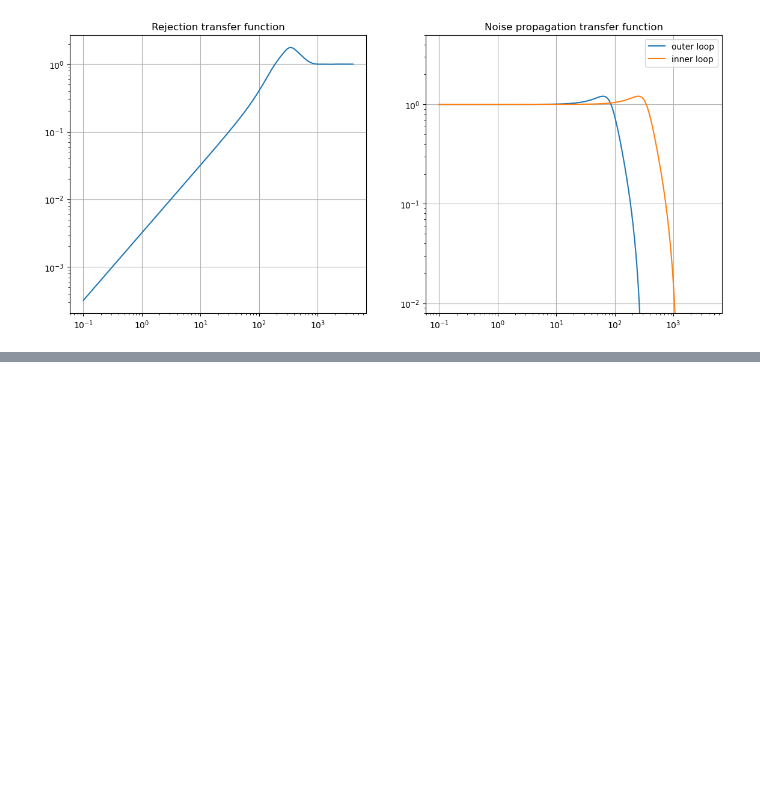
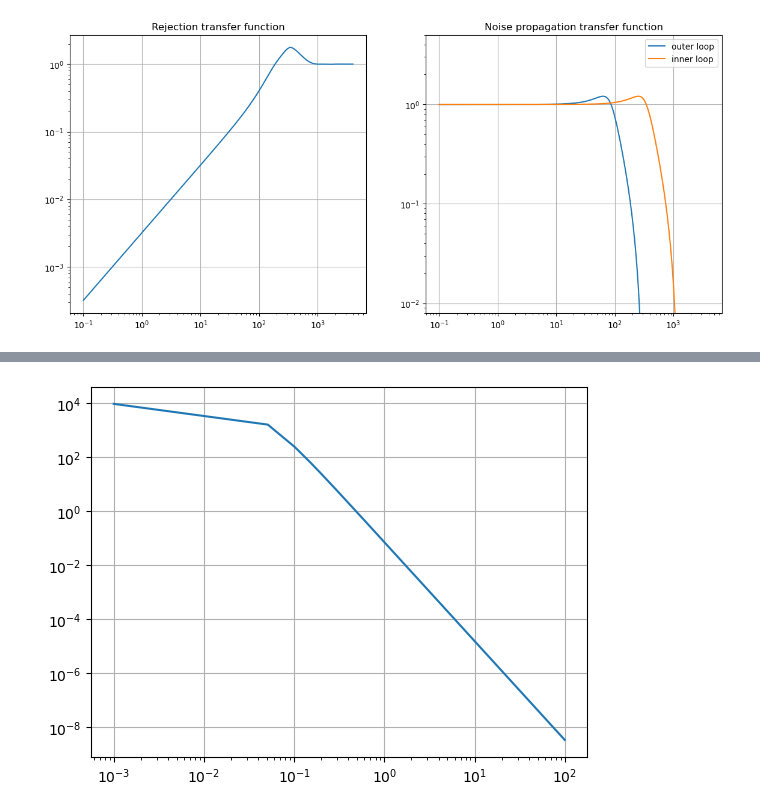
Before and after one commit to ArcetriAdaptiveOptics/ekarus, a Jupyter notebook: ekarus/notebooks/TestControl.ipynb, the cells around one changed output, grey strips where cells are left out. Cells and saved outputs as stored; diff of their text form; code cells hidden in the pictures; blank space fills up the shorter version.

```diff
--- a/ekarus/notebooks/TestControl.ipynb
+++ b/ekarus/notebooks/TestControl.ipynb
@@ -296,0 +329,19 @@ Text(0.5, 1.0, 'Noise propagation transfer function')
+# %%
+# Von Kamran spectrum
+r0 = 8.92e-3
+L0 = 25
+
+f = xp.linspace(0.001,100,2000)
+k = 2.0 * xp.pi * f
+k0 = 2.0 * xp.pi / float(L0)
+vKPSD = 0.023 * (float(r0) ** (-5.0/3.0)) * (k * k + k0 * k0) ** (-11.0/6.0)
+
+vonKarman_power = lambda r0,L0,f: 0.023 * (r0**(-5.0/3.0)) * ((2*xp.pi*f)**2 + (2*xp.pi/L0)**2)**(-11.0/6.0)
+
+plt.figure()
+plt.plot(xp.asnumpy(f),xp.asnumpy(vonKarman_power(r0,L0,f)))
+plt.grid()
+plt.yscale('log')
+plt.xscale('log')
+# %% [output]
+[figure, added]
```
Also changed, not shown: parts of 3 cells of this notebook, 11 other files.
